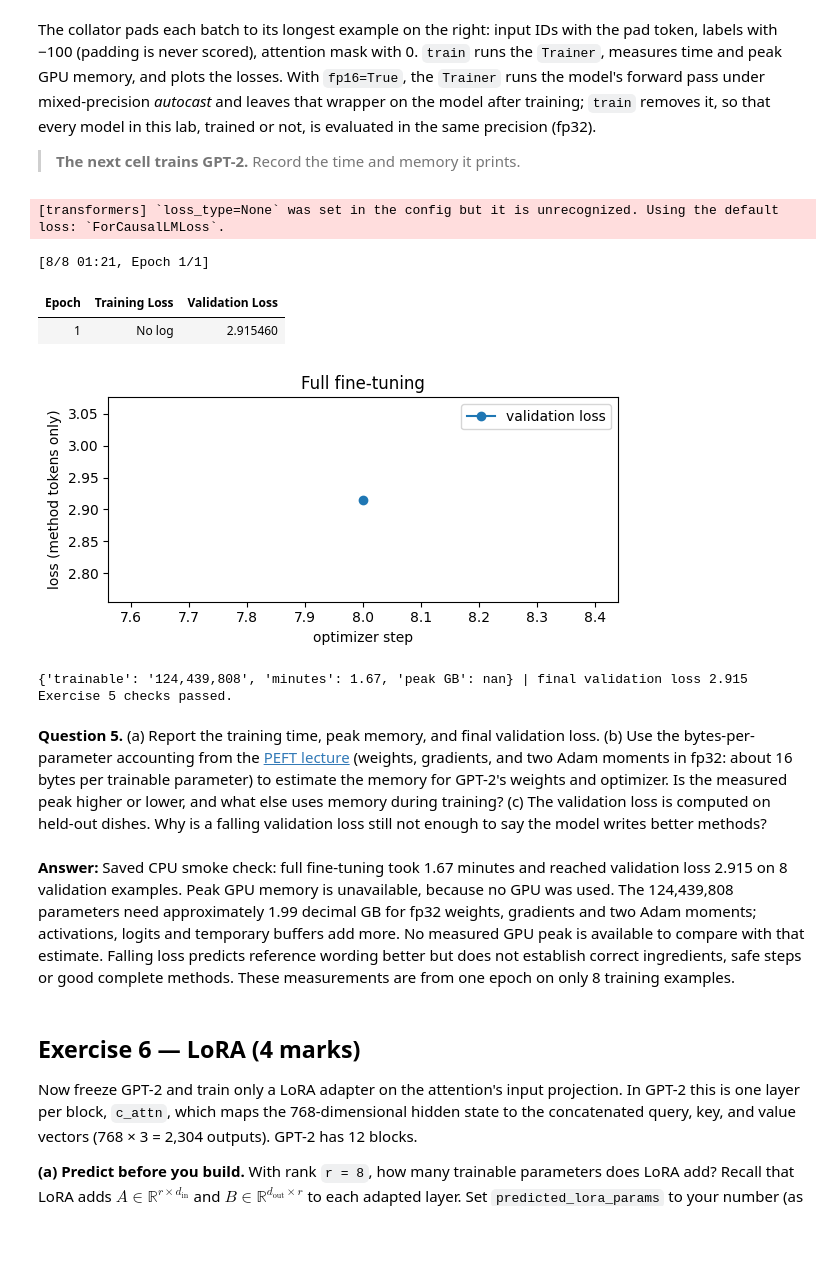
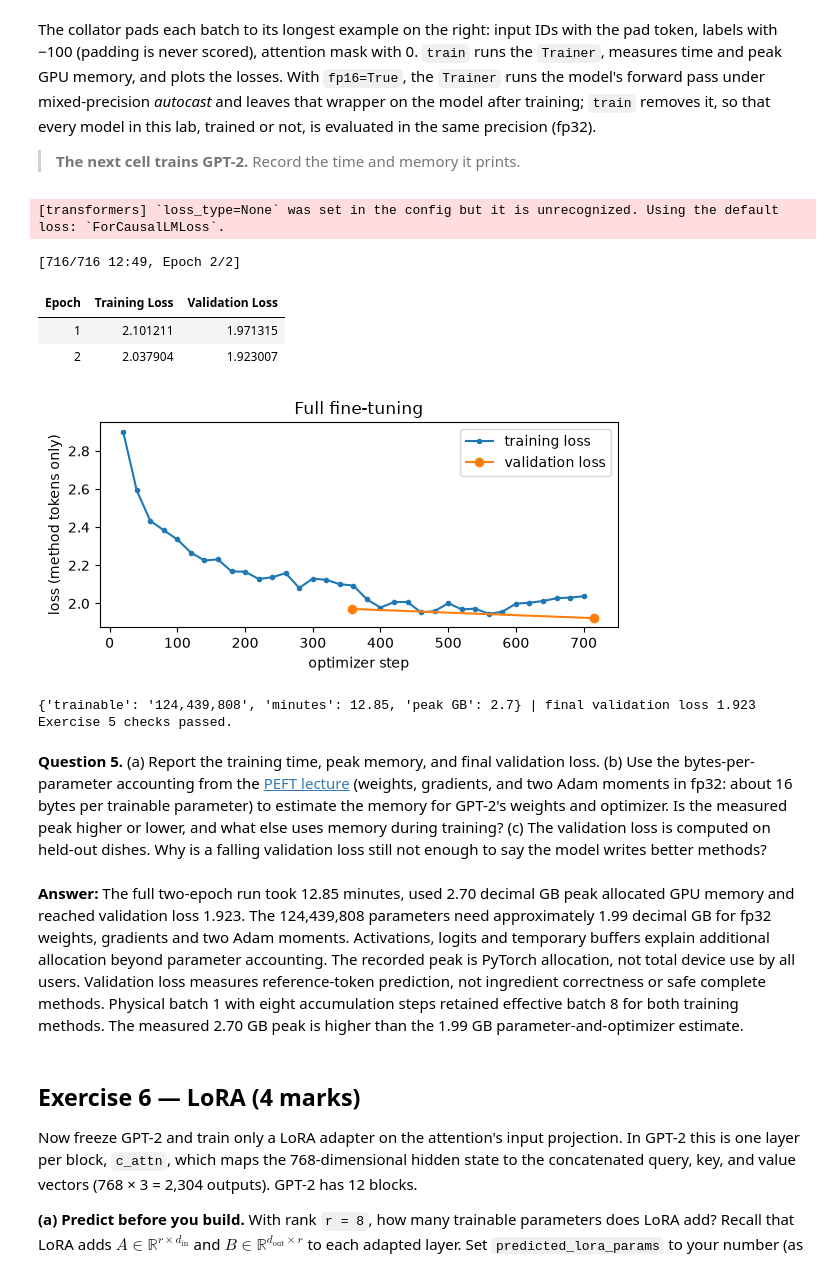
Before and after one commit to bk-anupam/generative_ai_shared, a Jupyter notebook: module3/labs/submissions/lab6/gpt2_lora_recipes_lab_chirag.ipynb, the cells around one changed output. Drawn from its saved outputs; the diff is of its cells as text; code cells hidden in the pictures; blank space fills up the shorter version.

Commit message:
Complete full GPT-2 recipe experiments and analysis

```diff
--- a/module3/labs/submissions/lab6/gpt2_lora_recipes_lab_chirag.ipynb
+++ b/module3/labs/submissions/lab6/gpt2_lora_recipes_lab_chirag.ipynb
@@ -68,7 +68,7 @@ import transformers
 SEED = 42
 random.seed(SEED); torch.manual_seed(SEED)
 GB = 1e9
-CKPT = "openai-community/gpt2"
+CKPT = os.environ.get("RECIPE_CKPT", "openai-community/gpt2")
 MAX_LEN = 768            # longest training example in tokens; longer ones are dropped, not truncated
 MAX_NEW = 400            # longest generated method, in tokens
 N_EVAL = 40              # validation recipes for BLEU/ROUGE and reading
@@ -138,7 +136,7 @@ The next cell applies three filters. They are given, not part of an exercise, bu
 2. **Indian cuisines only.** The site also publishes Continental, Italian, Chinese, Mexican and other recipes, and a few rows have a course ("Snack", "Dinner") in the cuisine field. Drop those.
 3. **Cleaning.** Add the missing space in run-together sentences ("Keep aside.Heat oil"), remove the word "Recipe" from dish names, and split the ingredient string into a list.
 # %%
-DEVANAGARI = r"[\u0900-\u097F]"
+DEVANAGARI = "[\u0900-\u097F]"
 NOT_INDIAN = {"Afghan", "African", "American", "Arab", "Asian", "British", "Burmese", "Cantonese", "Caribbean",
               "Chinese", "Continental", "European", "French", "Fusion", "Greek", "Hunan", "Indonesian",
               "Italian Recipes", "Japanese", "Jewish", "Korean", "Malaysian", "Mediterranean", "Mexican",
@@ -428,7 +424,8 @@ from transformers import AutoModelForCausalLM
 
 
 @torch.no_grad()
-def generate_methods(model, tok, rows, add_bos, batch_size=1 if not HAS_GPU else 8, max_new_tokens=MAX_NEW):
+def generate_methods(model, tok, rows, add_bos, batch_size=1 if not HAS_GPU else 4, max_new_tokens=MAX_NEW):
+    model.to(DEVICE)
     model.eval()
     texts, stopped = [], []
     for i in range(0, len(rows), batch_size):
@@ -448,6 +445,8 @@ def generate_methods(model, tok, rows, add_bos, batch_size=1 if not HAS_GPU else
             new = new[:new.index(tok.eos_token_id)] if stop else new
             texts.append(tok.decode(new, skip_special_tokens=True).strip())
             stopped.append(stop)
+    model.to("cpu")
+    if HAS_GPU: torch.cuda.empty_cache()
     return texts, stopped
 
 
@@ -522,16 +524,29 @@ FULL_LR = 5e-5
 
 def make_args(name, lr):
     return TrainingArguments(
-        output_dir=str(OUT / name), per_device_train_batch_size=BATCH,
-        per_device_eval_batch_size=BATCH, num_train_epochs=EPOCHS,
+        output_dir=str(OUT / name), per_device_train_batch_size=1, gradient_accumulation_steps=BATCH,
+        per_device_eval_batch_size=1, num_train_epochs=EPOCHS,
         learning_rate=lr, lr_scheduler_type="cosine", warmup_steps=20,
-        fp16=HAS_GPU, eval_strategy="epoch", logging_steps=20,
+        gradient_checkpointing=True, gradient_checkpointing_kwargs={"use_reentrant": False}, fp16=HAS_GPU, eval_strategy="epoch", logging_steps=20,
         save_strategy="no", report_to="none", remove_unused_columns=False, seed=SEED)
 # %% [markdown]
 The collator pads each batch to its longest example on the right: input IDs with the pad token, labels with −100 (padding is never scored), attention mask with 0. `train` runs the `Trainer`, measures time and peak GPU memory, and plots the losses. With `fp16=True`, the `Trainer` runs the model's forward pass under mixed-precision *autocast* and leaves that wrapper on the model after training; `train` removes it, so that every model in this lab, trained or not, is evaluated in the same precision (fp32).
 
 > **The next cell trains GPT-2.** Record the time and memory it prints.
 # %%
+
+from transformers import TrainerCallback
+import json
+
+class ProgressRecorder(TrainerCallback):
+    def __init__(self, path):
+        self.path = path
+    def on_log(self, args, state, control, logs=None, **kwargs):
+        record = dict(logs or {}, step=state.global_step, epoch=state.epoch)
+        self.path.parent.mkdir(parents=True, exist_ok=True)
+        with self.path.open("a") as stream:
+            stream.write(json.dumps(record) + "\n")
+
 from accelerate.utils import extract_model_from_parallel
 
 
@@ -554,45 +569,51 @@ def count_trainable(model):
 
 def train(model, args, train_data, eval_data, title, data_collator=collate):
     trainer = Trainer(model=model, args=args, train_dataset=train_data, eval_dataset=eval_data,
-                      data_collator=data_collator)
+                      data_collator=data_collator, callbacks=[ProgressRecorder(Path(args.output_dir) / "progress.jsonl")])
     if HAS_GPU:
         torch.cuda.reset_peak_memory_stats()
     start = time.perf_counter()
     trainer.train()
     extract_model_from_parallel(model, keep_fp32_wrapper=False)   # remove the fp16 autocast wrapper: evaluate in fp32
     stats = {"trainable": count_trainable(model), "minutes": (time.perf_counter() - start) / 60,
              "peak GB": torch.cuda.max_memory_allocated() / GB if HAS_GPU else float("nan")}
     log = trainer.state.log_history
     tr = [(h["step"], h["loss"]) for h in log if "loss" in h]
     ev = [(h["step"], h["eval_loss"]) for h in log if "eval_loss" in h]
     plt.figure(figsize=(6, 3))
     if tr:
         plt.plot(*zip(*tr), marker=".", label="training loss")
     plt.plot(*zip(*ev), marker="o", label="validation loss")
     plt.xlabel("optimizer step"); plt.ylabel("loss (method tokens only)"); plt.title(title)
     plt.legend(); plt.tight_layout(); plt.show()
     print({k: (f"{v:,}" if k == "trainable" else round(v, 2)) for k, v in stats.items()},
           "| final validation loss", round(ev[-1][1], 3))
+    del trainer
+    import gc
+    gc.collect()
+    model.to("cpu")
+    if HAS_GPU: torch.cuda.empty_cache()
     return stats, ev[-1][1]
 
 
 transformers.set_seed(SEED)
 full_model = AutoModelForCausalLM.from_pretrained(CKPT).to(DEVICE)
 full_stats, full_val_loss = train(full_model, make_args("full", FULL_LR), train_data, val_data, "Full fine-tuning")
 assert full_stats["trainable"] == 124_439_808, "full fine-tuning trains every GPT-2 parameter"
 print("Exercise 5 checks passed.")
 # %% [output]
 [transformers] `loss_type=None` was set in the config but it is unrecognized. Using the default loss: `ForCausalLMLoss`.
-[8/8 01:21, Epoch 1/1]
+[716/716 12:49, Epoch 2/2]
 | Epoch | Training Loss | Validation Loss |
-| 1 | No log | 2.915460 |
+| 1 | 2.101211 | 1.971315 |
+| 2 | 2.037904 | 1.923007 |
-[figure, old version]
+[figure, new version]
-{'trainable': '124,439,808', 'minutes': 1.67, 'peak GB': nan} | final validation loss 2.915
+{'trainable': '124,439,808', 'minutes': 12.85, 'peak GB': 2.7} | final validation loss 1.923
 Exercise 5 checks passed.
 # %% [markdown]
 **Question 5.** (a) Report the training time, peak memory, and final validation loss. (b) Use the bytes-per-parameter accounting from the [PEFT lecture](https://github.com/bk-anupam/generative_ai_shared/blob/master/module3/lectures/peft/peft_lora.ipynb) (weights, gradients, and two Adam moments in fp32: about 16 bytes per trainable parameter) to estimate the memory for GPT-2's weights and optimizer. Is the measured peak higher or lower, and what else uses memory during training? (c) The validation loss is computed on held-out dishes. Why is a falling validation loss still not enough to say the model writes better methods?
 # %% [markdown]
-**Answer:** Saved CPU smoke check: full fine-tuning took 1.67 minutes and reached validation loss 2.915 on 8 validation examples. Peak GPU memory is unavailable, because no GPU was used. The 124,439,808 parameters need approximately 1.99 decimal GB for fp32 weights, gradients and two Adam moments; activations, logits and temporary buffers add more. No measured GPU peak is available to compare with that estimate. Falling loss predicts reference wording better but does not establish correct ingredients, safe steps or good complete methods. These measurements are from one epoch on only 8 training examples.
+**Answer:** The full two-epoch run took 12.85 minutes, used 2.70 decimal GB peak allocated GPU memory and reached validation loss 1.923. The 124,439,808 parameters need approximately 1.99 decimal GB for fp32 weights, gradients and two Adam moments. Activations, logits and temporary buffers explain additional allocation beyond parameter accounting. The recorded peak is PyTorch allocation, not total device use by all users. Validation loss measures reference-token prediction, not ingredient correctness or safe complete methods. Physical batch 1 with eight accumulation steps retained effective batch 8 for both training methods. The measured 2.70 GB peak is higher than the 1.99 GB parameter-and-optimizer estimate.
 # %% [markdown]
 ## Exercise 6 — LoRA (4 marks)
 
```
Also changed, not shown: parts of 20 cells of this notebook, 10 other files.
